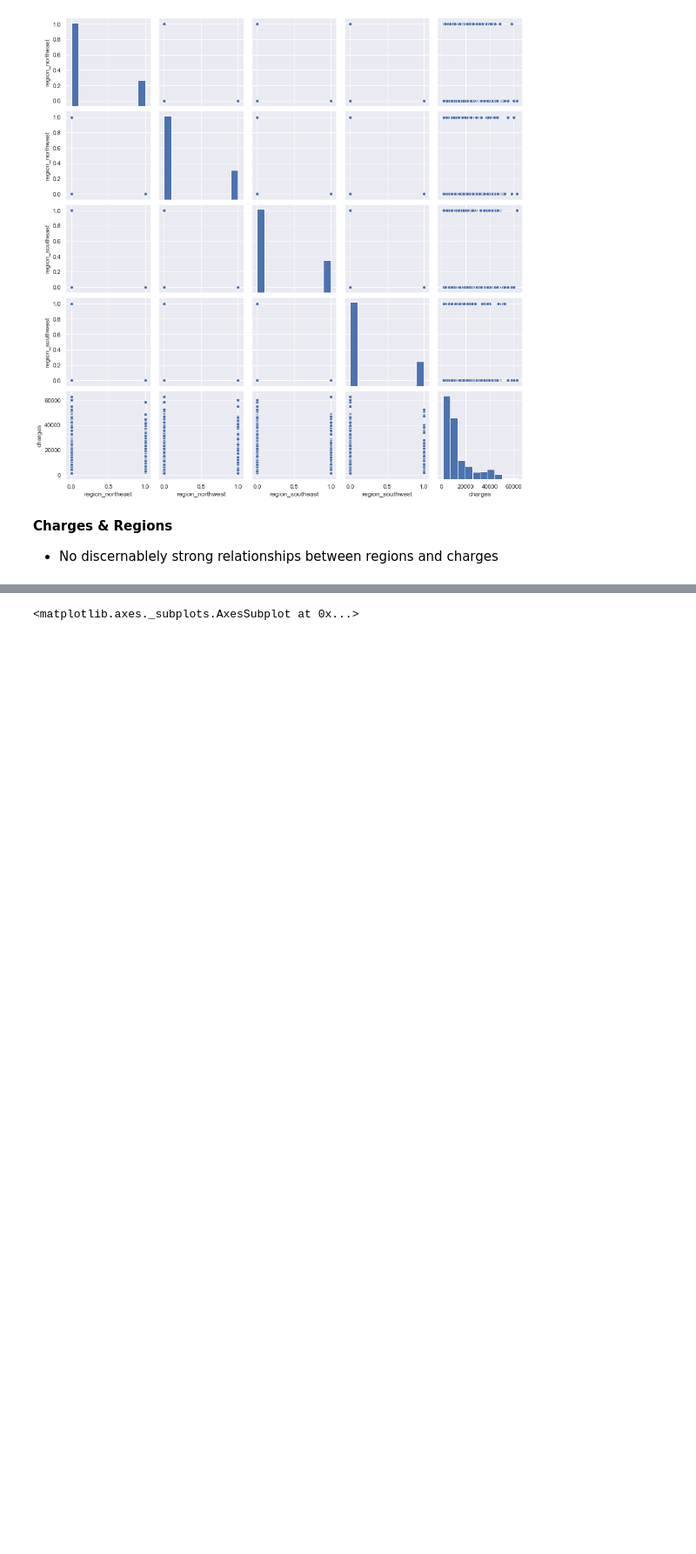
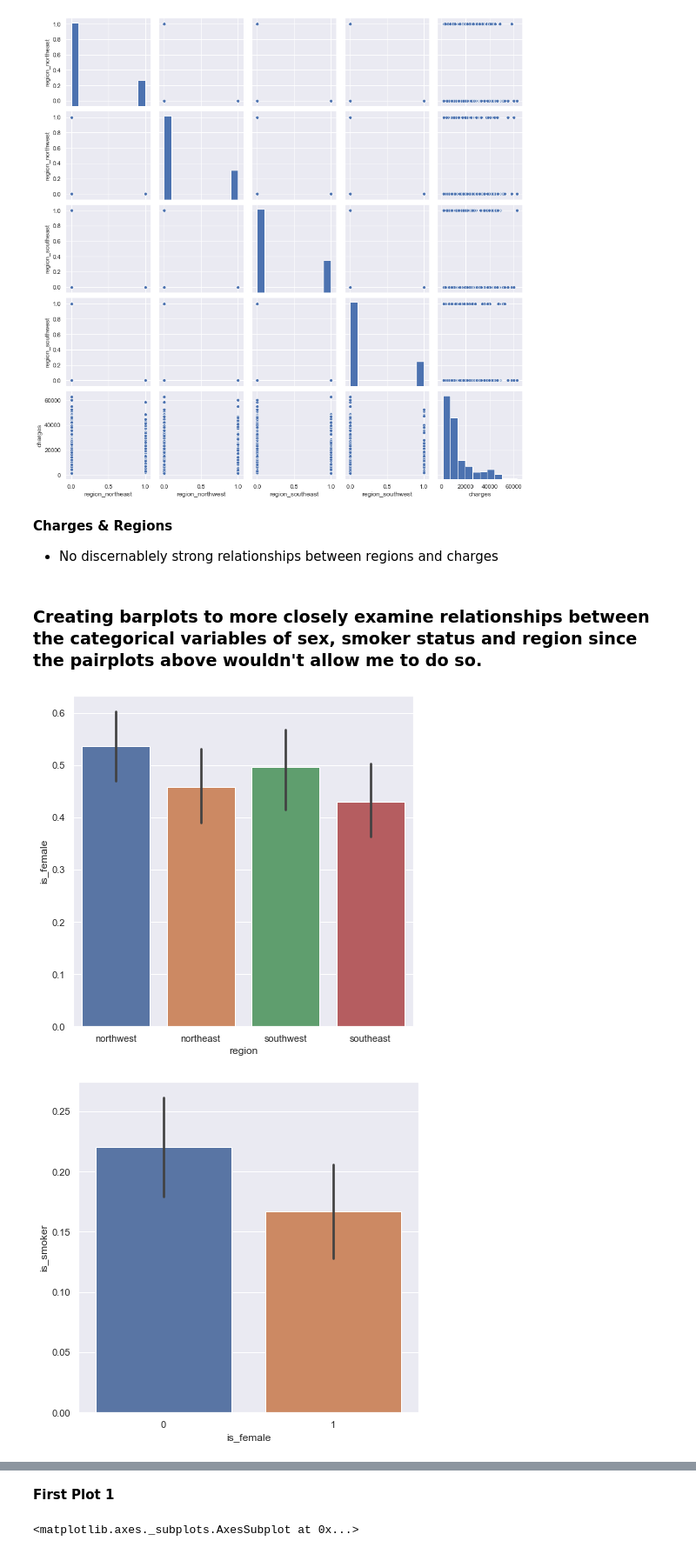
Before and after one commit to SamuelD-Data/medical_cost_project, a Jupyter notebook: medical_cost_notebook.ipynb, the cells around one changed output, grey strips where cells are left out. Shown: that part at 87% size. Saved outputs shown, nothing was run; the diff lists cells and outputs as text; code cells hidden in the pictures; blank space fills up the shorter version.

Commit message:
finished categorical plot plot creation loop

```diff
--- a/medical_cost_notebook.ipynb
+++ b/medical_cost_notebook.ipynb
@@ -227,3 +234,24 @@ sns.pairplot(pairplot_df2)
 # %% [markdown]
 __Charges & Regions__
 - No discernablely strong relationships between regions and charges
+# %% [markdown]
+### Creating barplots to more closely examine relationships between the categorical variables of sex, smoker status and region since the pairplots above wouldn't allow me to do so.
+# %%
+categorical_cols = train[['region', 'is_female', 'is_smoker']]
+counter = 1
+for col in categorical_cols.columns:
+    if counter < len(categorical_cols.columns):
+        plt.figure(figsize = (7,7))
+        sns.barplot(data = categorical_cols, x = col, y = categorical_cols.iloc[:, categorical_cols.columns.get_loc(col)+1])
+        plt.show()
+        counter += 1
+    elif counter == len(categorical_cols.columns):
+        plt.figure(figsize = (7,7))
+        sns.barplot(data = categorical_cols, x = col, y = categorical_cols.iloc[:,0])
+        plt.show()
+        counter += 1
+    else:
+        break
+# %% [output]
+[figure, added]
+[figure, added]
@@ -230,3 +259,5 @@ __Charges & Regions__
+# %% [markdown]
+__First Plot 1__
 # %%
 # setting figure size
 sns.set(rc={'figure.figsize':(8,8)})
```
Also changed, not shown: parts of 7 cells of this notebook.
